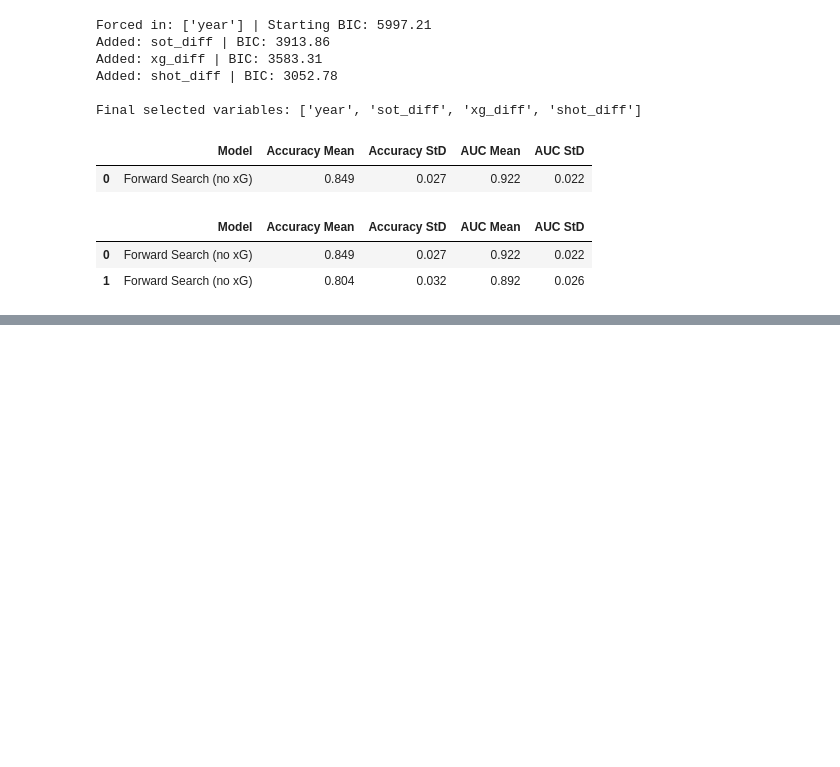
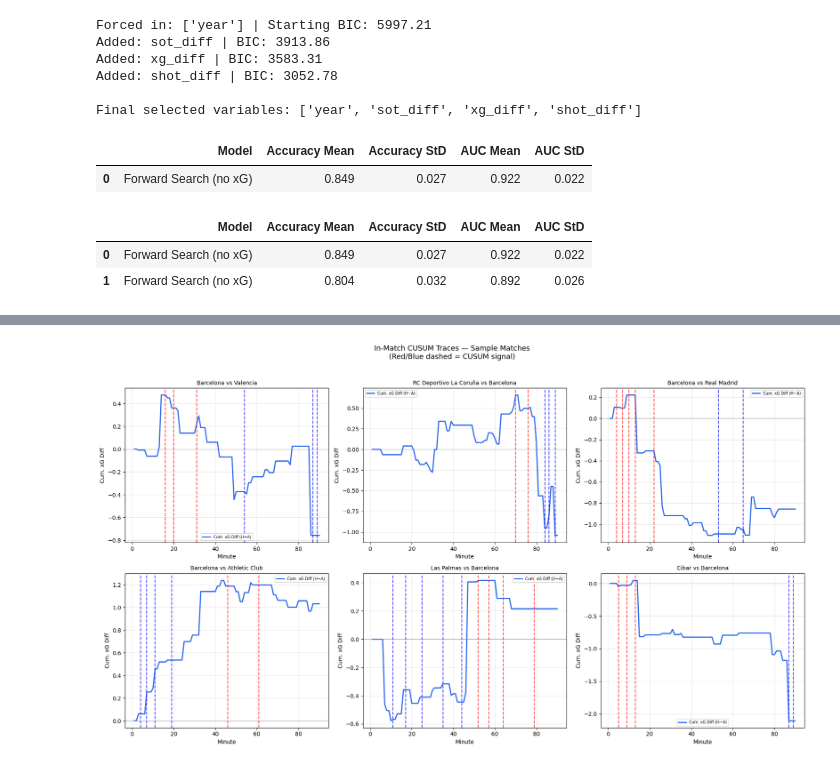
Before and after one commit to kriti-bapnad/soccer-analytics-capstone-team14, a Jupyter notebook: Timeseries_EDA.ipynb, the cells around one changed output, grey strips where cells are left out. Saved outputs shown, nothing was run; the diff lists cells and outputs as text; code cells hidden in the pictures; blank space fills up the shorter version.

```diff
--- a/Timeseries_EDA.ipynb
+++ b/Timeseries_EDA.ipynb
@@ -693,0 +1026,42 @@ display(logreg_cv_results)
+# %%
+# === Sample Match CUSUM Traces ===
+# Visualize cumulative xG diff and CUSUM statistics for individual matches
+
+n_samples = min(6, len(sample_matches))
+if n_samples > 0:
+    fig, axes = plt.subplots(2, 3, figsize=(18, 10))
+    axes = axes.flatten()
+
+    for i, sm in enumerate(sample_matches[:n_samples]):
+        mins = range(1, 91)
+        ax = axes[i]
+
+        # Plot cumulative xG diff
+        ax.plot(mins, sm['cum_xg_diff'], color='#2563eb', linewidth=2,
+                label='Cum. xG Diff (H−A)')
+        ax.axhline(0, color='gray', linestyle='-', linewidth=0.5)
+
+        # Mark CUSUM change points
+        for cp in sm['cp_up']:
+            ax.axvline(cp + 1, color='red', linestyle='--', linewidth=1.5, alpha=0.7)
+        for cp in sm['cp_dn']:
+            ax.axvline(cp + 1, color='blue', linestyle='--', linewidth=1.5, alpha=0.7)
+
+        ax.set_title(f"{sm['home']} vs {sm['away']}", fontsize=10)
+        ax.set_xlabel('Minute')
+        ax.set_ylabel('Cum. xG Diff')
+        ax.legend(fontsize=7, loc='best')
+        ax.grid(True, alpha=0.3)
+
+    # Hide unused subplots
+    for j in range(n_samples, 6):
+        axes[j].set_visible(False)
+
+    fig.suptitle('In-Match CUSUM Traces — Sample Matches\n(Red/Blue dashed = CUSUM signal)',
+                 fontsize=13, y=1.02)
+    fig.tight_layout()
+    plt.show()
+else:
+    print('No matches with CUSUM signals to plot.')
+# %% [output]
+[figure, added]
```
Also changed, not shown: parts of 11 cells of this notebook.
